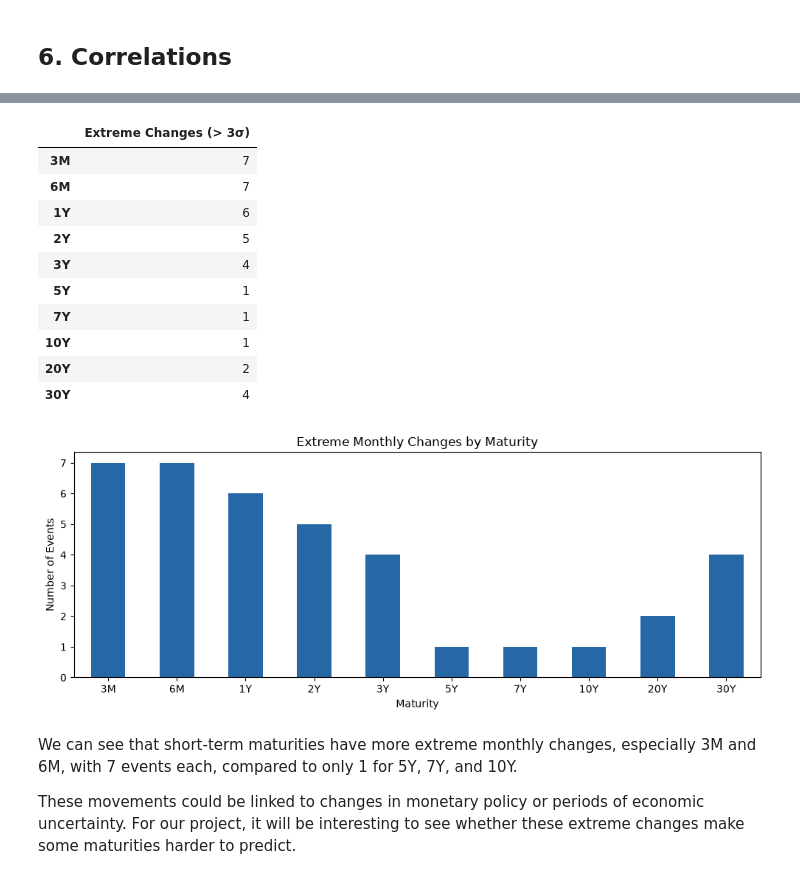
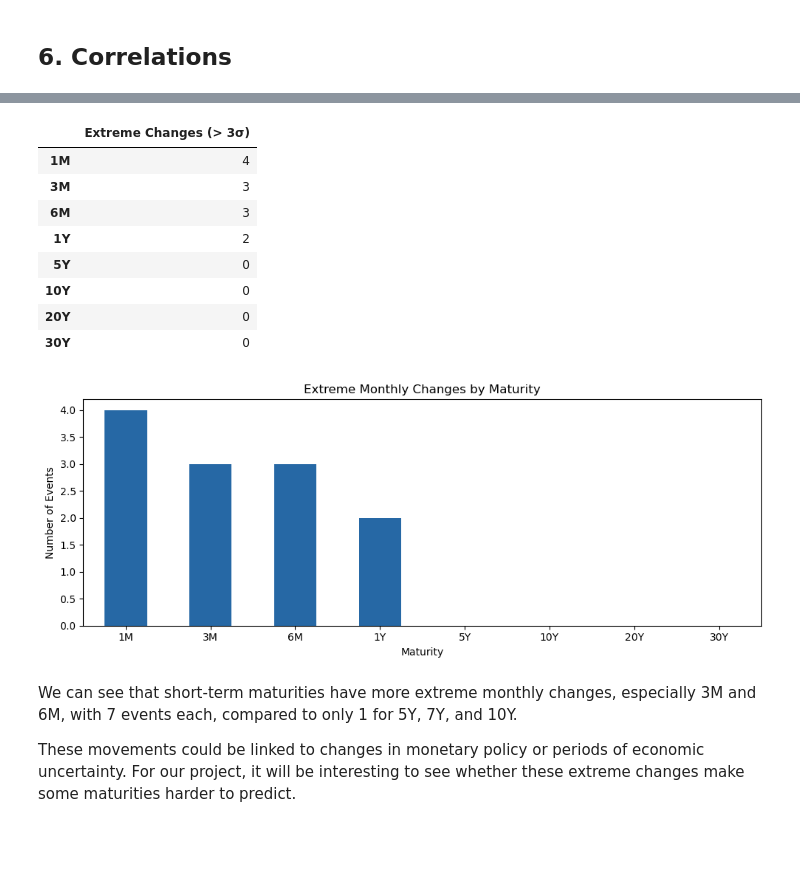
Before and after one commit to pauldlly/ai_in_finance_project, a Jupyter notebook: notebooks/01_data_exploration.ipynb, the cells around one changed output, grey strips where cells are left out. Cells and saved outputs as stored; diff of their text form; code cells hidden in the pictures; blank space fills up the shorter version.

```diff
--- a/notebooks/01_data_exploration.ipynb
+++ b/notebooks/01_data_exploration.ipynb
@@ -69,0 +73,3 @@ Series: 3M, 6M, 1Y, 2Y, 3Y, 5Y, 7Y, 10Y, 20Y, 30Y
+# %%
+data = download_data(series, "2016-01-01", 'yield_curve.csv')
+display(data.head(10))
@@ -123 +188,4 @@ For the next steps of the project, these dates can be removed during preprocessi
+# %%
+# Due to the analysis we ran previously on the missing dates, we can exclude them without issues.
+new_data = data.dropna(axis=0 , how = 'all')
 # %%
@@ -248,30 +367,36 @@ This suggests that maturities close to each other tend to move in a similar way,
 # %%
+def detect_outliers(df) :
 
-# Detect extreme monthly changes (> 3 standard deviations)
-z = (monthly_changes - monthly_changes.mean()) / monthly_changes.std().replace(0, np.nan)  # noqa: F821
-outliers = (z.abs() > 3).sum().rename("Extreme Changes (> 3σ)")
-display(outliers.to_frame())
+    monthly = df.dropna().resample("ME").last().dropna()
+    # Exclude current incomplete month
+    if monthly.index[-1].to_period("M") == pd.Timestamp.today().to_period("M"):
+        monthly = monthly.iloc[:-1]
+    monthly_changes = monthly.diff().dropna() * 100
 
-# Plot extreme changes by maturity
-ax = outliers.plot.bar(figsize=(10, 4), color="#2668A5")
-ax.set(title="Extreme Monthly Changes by Maturity",
-       xlabel="Maturity", ylabel="Number of Events")
-plt.xticks(rotation=0)
-plt.tight_layout()
-plt.show()
+    # Detect extreme monthly changes (> 3 standard deviations)
+    z = (monthly_changes - monthly_changes.mean()) / monthly_changes.std().replace(0, np.nan)  # noqa: F821
+    outliers = (z.abs() > 3).sum().rename("Extreme Changes (> 3σ)")
+    display(outliers.to_frame())
+
+    # Plot extreme changes by maturity
+    ax = outliers.plot.bar(figsize=(10, 4), color="#2668A5")
+    ax.set(title="Extreme Monthly Changes by Maturity", xlabel="Maturity", ylabel="Number of Events")
+    plt.xticks(rotation=0)
+    plt.tight_layout()
+    plt.show()
+
+detect_outliers(new_data)
 # %% [output]
 |  | Extreme Changes (> 3σ) |
-| 3M | 7 |
-| 6M | 7 |
-| 1Y | 6 |
-| 2Y | 5 |
-| 3Y | 4 |
-| 5Y | 1 |
-| 7Y | 1 |
-| 10Y | 1 |
-| 20Y | 2 |
-| 30Y | 4 |
+| 1M | 4 |
+| 3M | 3 |
+| 6M | 3 |
+| 1Y | 2 |
+| 5Y | 0 |
+| 10Y | 0 |
+| 20Y | 0 |
+| 30Y | 0 |
-[figure, old version]
+[figure, new version]
 # %% [markdown]
 We can see that short-term maturities have more extreme monthly changes, especially 3M and 6M, with 7 events each, compared to only 1 for 5Y, 7Y, and 10Y.
 
```
Also changed, not shown: parts of 19 cells of this notebook.
